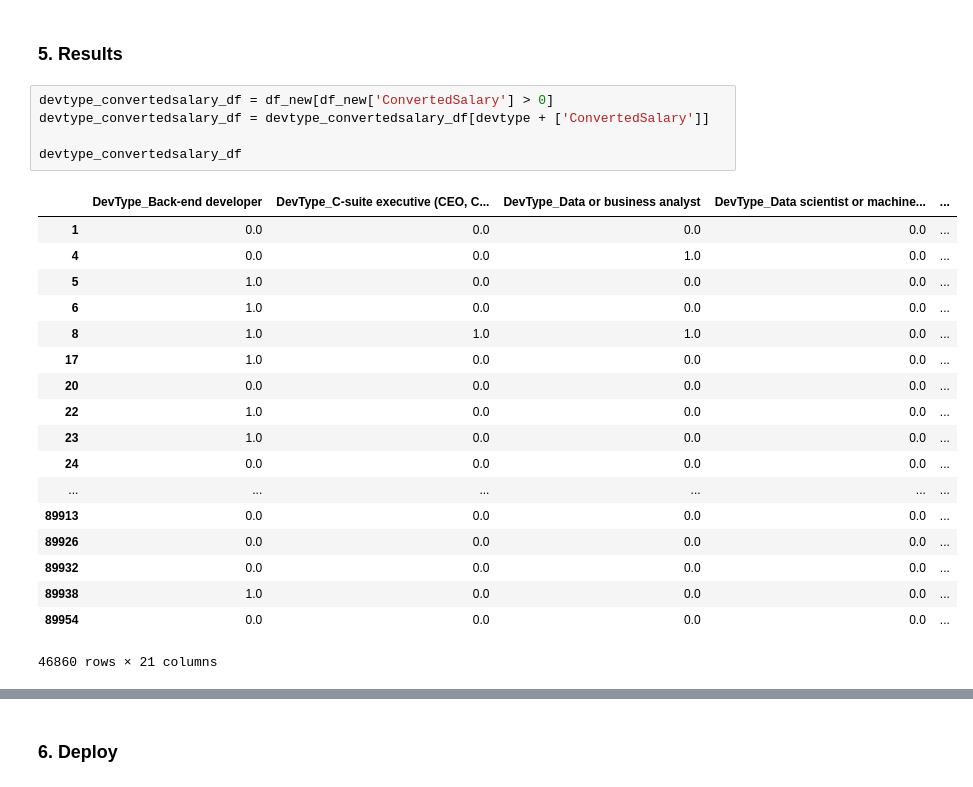
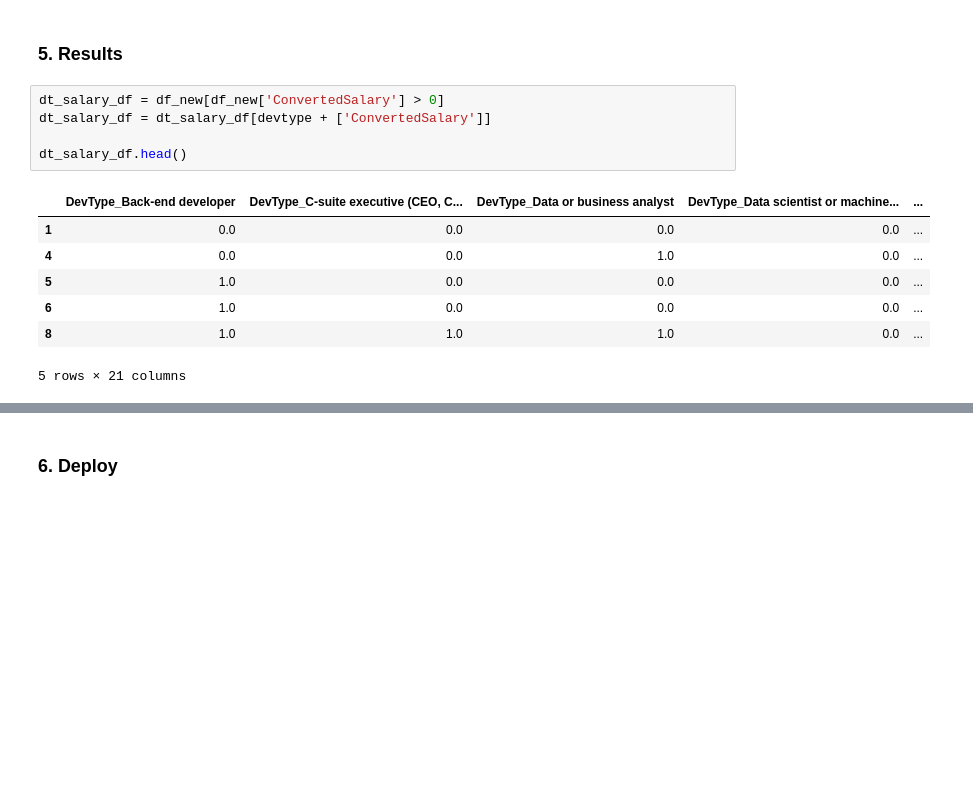
Before and after one commit to dragon7-fc/DSND-Blog-Post, a Jupyter notebook: WhatIsTheHotestJob.ipynb, the cells around one changed output, grey strips where cells are left out. Cells and saved outputs as stored; diff of their text form; blank space fills up the shorter version.

```diff
--- a/WhatIsTheHotestJob.ipynb
+++ b/WhatIsTheHotestJob.ipynb
@@ -181,26 +181,15 @@ sns.heatmap(devtype_df.corr(), xticklabels=True, yticklabels=True);
 # %% [markdown]
 ### 5. Results
 # %%
-devtype_convertedsalary_df = df_new[df_new['ConvertedSalary'] > 0]
-devtype_convertedsalary_df = devtype_convertedsalary_df[devtype + ['ConvertedSalary']]
+dt_salary_df = df_new[df_new['ConvertedSalary'] > 0]
+dt_salary_df = dt_salary_df[devtype + ['ConvertedSalary']]
 
-devtype_convertedsalary_df
+dt_salary_df.head()
 # %% [output]
 |  | DevType_Back-end developer | DevType_C-suite executive (CEO, C... | DevType_Data or business analyst | DevType_Data scientist or machine... | ... |
 | 1 | 0.0 | 0.0 | 0.0 | 0.0 | ... |
 | 4 | 0.0 | 0.0 | 1.0 | 0.0 | ... |
 | 5 | 1.0 | 0.0 | 0.0 | 0.0 | ... |
 | 6 | 1.0 | 0.0 | 0.0 | 0.0 | ... |
 | 8 | 1.0 | 1.0 | 1.0 | 0.0 | ... |
-| 17 | 1.0 | 0.0 | 0.0 | 0.0 | ... |
-| 20 | 0.0 | 0.0 | 0.0 | 0.0 | ... |
-| 22 | 1.0 | 0.0 | 0.0 | 0.0 | ... |
-| 23 | 1.0 | 0.0 | 0.0 | 0.0 | ... |
-| 24 | 0.0 | 0.0 | 0.0 | 0.0 | ... |
-| ... | ... | ... | ... | ... | ... |
-| 89913 | 0.0 | 0.0 | 0.0 | 0.0 | ... |
-| 89926 | 0.0 | 0.0 | 0.0 | 0.0 | ... |
-| 89932 | 0.0 | 0.0 | 0.0 | 0.0 | ... |
-| 89938 | 1.0 | 0.0 | 0.0 | 0.0 | ... |
-| 89954 | 0.0 | 0.0 | 0.0 | 0.0 | ... |
-46860 rows × 21 columns
+5 rows × 21 columns
```
Also changed, not shown: parts of 7 cells of this notebook, 1 other file.
